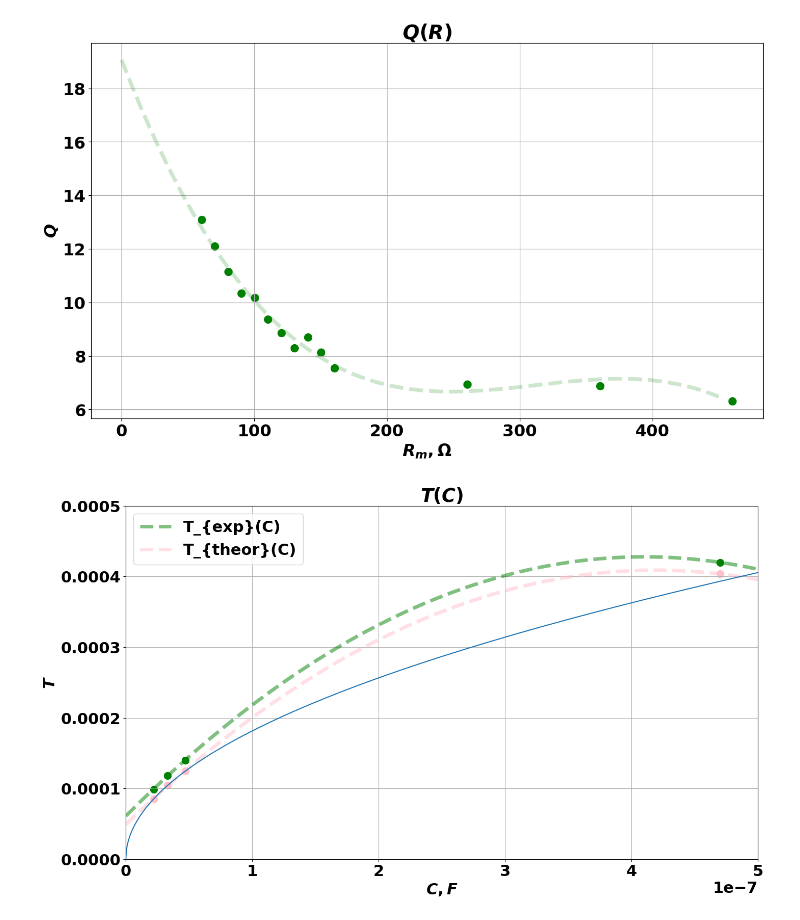
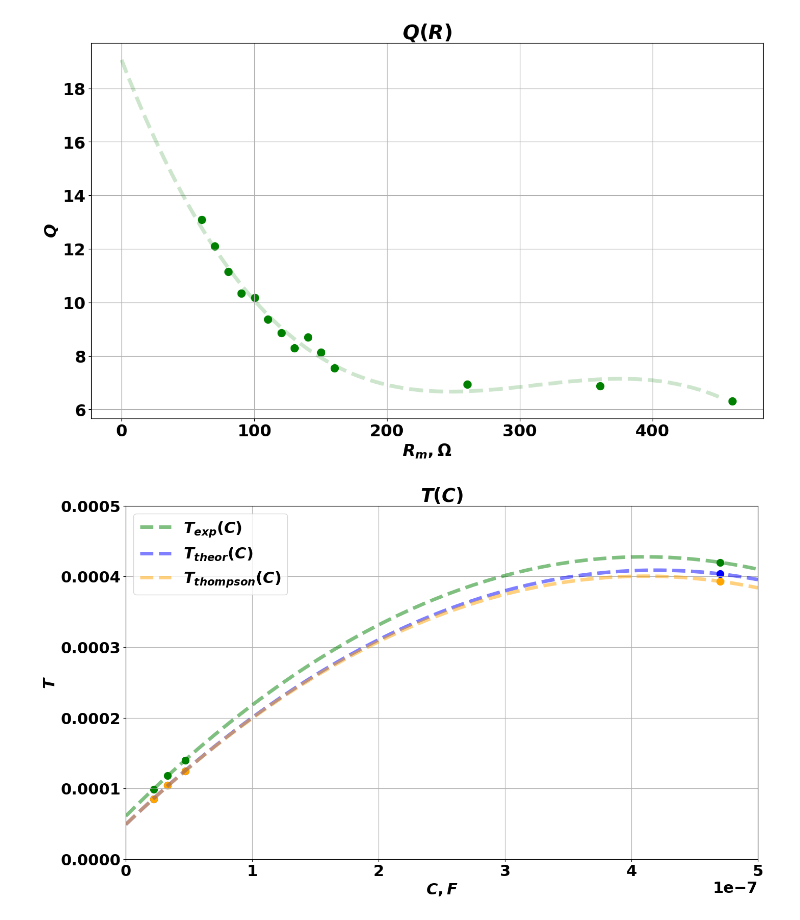
Before and after one commit to currantino/physics-3-10, a Jupyter notebook: 3-10.ipynb, the cells around one changed output. Drawn from its saved outputs; the diff is of its cells as text; code cells hidden in the pictures.

Commit message:
fix T(C) plot latex

```diff
--- a/3-10.ipynb
+++ b/3-10.ipynb
@@ -101,28 +101,40 @@ plt.show()
 # %% [output]
 [figure]
 # %%
+def thompson(L, C):
+    return 2 * np.pi * np.sqrt(L * C)
+
 cdf['T_theor'] = (2 * np.pi) / (np.sqrt((1 / (Lmean * cdf.C)) - ((R0 / (2 * Lmean)) ** 2)))
 cdf['deltaT'] = (cdf.T_exp - cdf.T_theor) / (cdf.T_theor)
+cdf['T_thompson'] = thompson(Lmean, cdf.C)
 # %%
+
 plt.figure(figsize=(16, 9))
+
 x = np.linspace(0, 5 * 1e-7, 1000)
-cdf.T_exp
-cdf.T_theor
+
 p_exp = np.polynomial.polynomial.Polynomial.fit(cdf.C, cdf.T_exp, deg=2)
 p_theor = np.polynomial.polynomial.Polynomial.fit(cdf.C, cdf.T_theor, deg=2)
-plt.plot(x, p_exp(x), c='g', alpha=.5, linewidth=5, linestyle='--', label=r'T_{exp}(C)')
-plt.plot(x, p_theor(x), c='pink', alpha=.5, linewidth=5, linestyle='--', label=r'T_{theor}(C)')
-plt.plot(x, 2 * np.pi * np.sqrt(Lmean * x))
+p_thompson = np.polynomial.polynomial.Polynomial.fit(cdf.C, cdf.T_thompson, deg=2)
+
+plt.plot(x, p_exp(x), c='g', alpha=.5, linewidth=5, linestyle='--', label=r'$T_{exp}(C)$')
+plt.plot(x, p_theor(x), c='blue', alpha=.5, linewidth=5, linestyle='--', label=r'$T_{theor}(C)$')
+plt.plot(x, p_thompson(x), c='orange', alpha=.5, linewidth=5, linestyle='--', label=r'$T_{thompson}(C)$')
+
 plt.xlim(0, 5 * 1e-7)
 plt.ylim(0, 5 * 1e-4)
+
 plt.scatter(cdf.C, cdf.T_exp, c='g', s=100)
-plt.scatter(cdf.C, cdf.T_theor, c='pink', s=100)
+plt.scatter(cdf.C, cdf.T_theor, c='blue', s=100)
+plt.scatter(cdf.C, cdf.T_thompson, c='orange', s=100)
+
+plt.title(r'$T(C)$')
+plt.xlabel(r'$C, F$')
 plt.ylabel(r'$T$')
-plt.xlabel(r'$C, F$')
 plt.grid()
-plt.title(r'$T(C)$')
 plt.legend()
+
 plt.savefig('plots/T(C)')
 plt.show()
 # %% [output]
-[figure, old version]
+[figure, new version]
```
Also changed, not shown: 1 other file.
